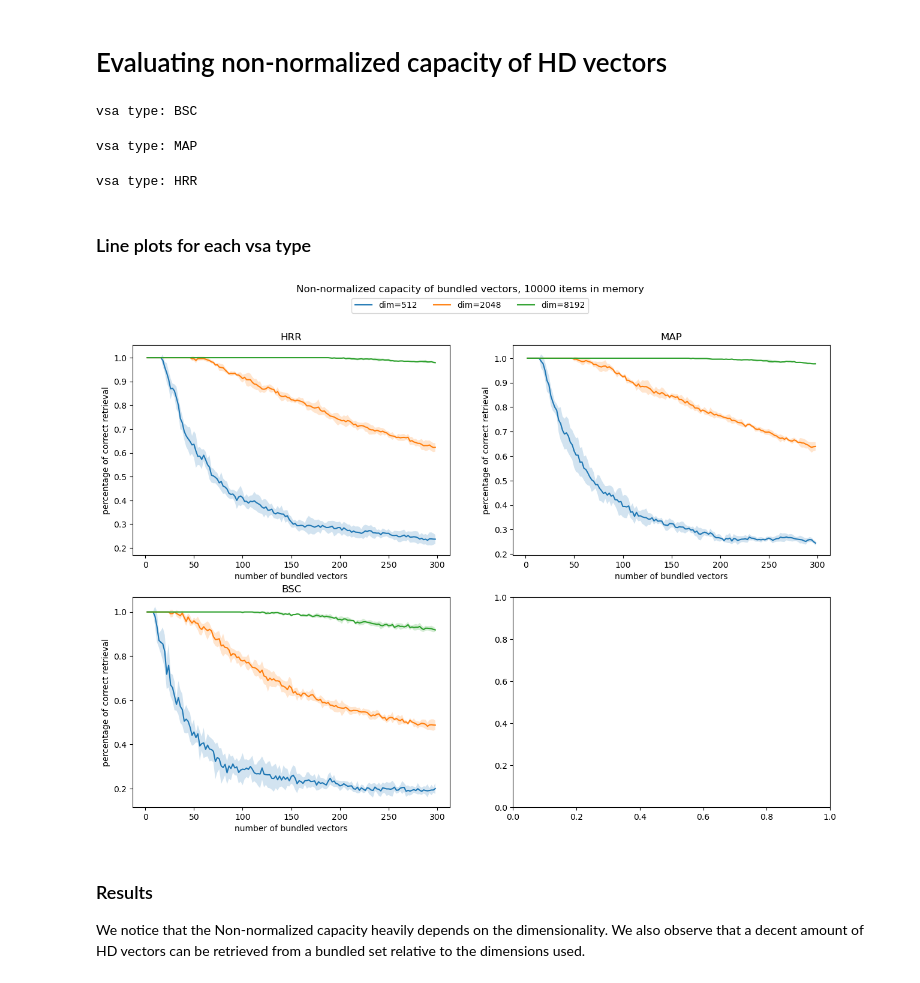
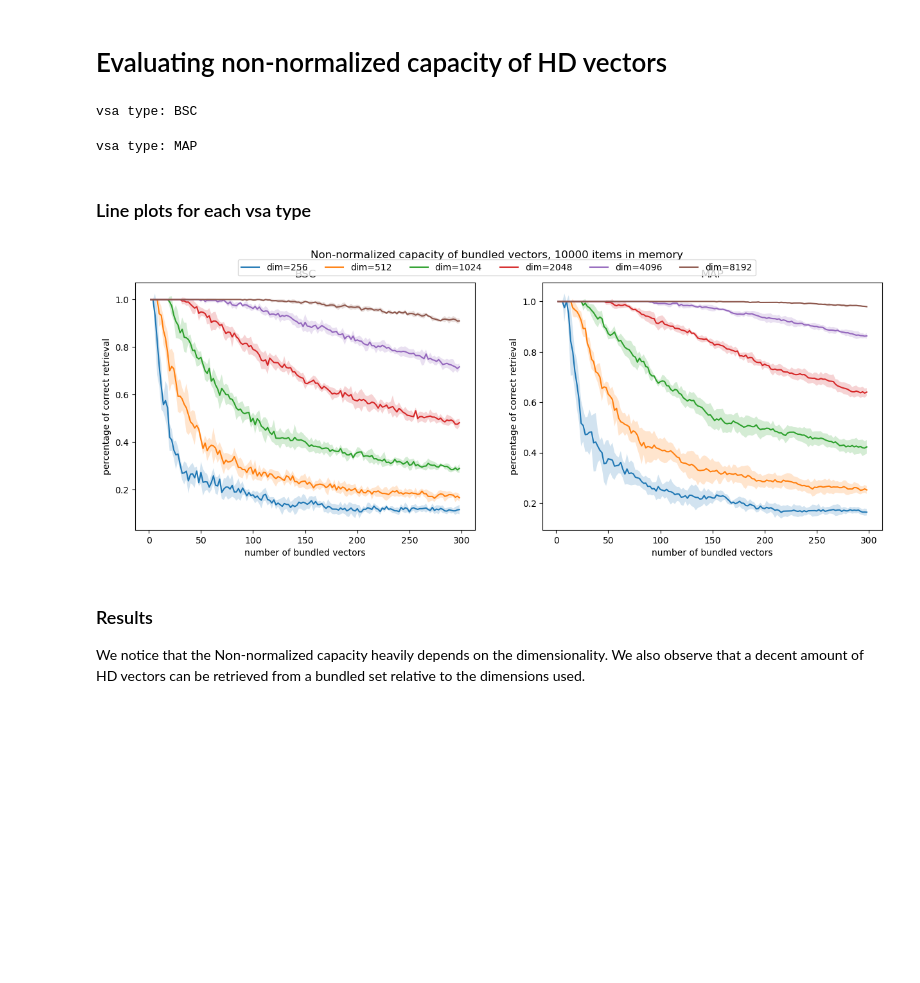
Before and after one commit to SennR-1952135/Masterthesis-VSAs, a Jupyter notebook: code/src/capacity_exp/non_norm_bundle_capacity_vsa_types.ipynb, the cells around one changed output. Saved outputs shown, nothing was run; the diff lists cells and outputs as text; code cells hidden in the pictures; blank space fills up the shorter version.

```diff
--- a/code/src/capacity_exp/non_norm_bundle_capacity_vsa_types.ipynb
+++ b/code/src/capacity_exp/non_norm_bundle_capacity_vsa_types.ipynb
@@ -15,7 +15,7 @@ sys.path.append('../')
 from shared_code.helpers import similarity_func_partial, prob_corr
 # %%
 VSA_TYPES = ['FHRR', 'BSC', 'MAP', 'HRR']
-VSA_TYPES = ['BSC', 'MAP', 'HRR'] # FHRR bundling is extremely slow compared to the others
+VSA_TYPES = ['BSC', 'MAP']#, 'HRR'] # FHRR bundling is extremely slow compared to the others
 DIMENSIONS = [2**i for i in range(8, 14)]
 # DIMENSIONS = [2**i for i in range(8, 12)]
 # BUNDLE_SIZES = list(range(2, 10, 1))
@@ -96,36 +96,40 @@ acc_std = torch.std(acc_tensor, dim=3)
 # %% [output]
 vsa type: BSC
 vsa type: MAP
-vsa type: HRR
 # %% [markdown]
 ### Line plots for each vsa type
 # %%
 MAX_BUNDLE_SIZE_IDX = len(BUNDLE_SIZES)
 
-fig, ax = plt.subplots(nrows=(len(VSA_TYPES)+1)//2, ncols=2, figsize=(15, 5 * ((len(VSA_TYPES)+1)//2)))
+fig, ax = plt.subplots(nrows=math.ceil(len(VSA_TYPES)/2), ncols=2, figsize=(15, 5 * ((len(VSA_TYPES))//2)))
+if len(VSA_TYPES) <= 2:
+    # if there is only one row, ax is a 1D array, so we need to reshape it to 2D for the loop to work
+    ax = ax.reshape(1, -1)
+
 fig.suptitle(f'Non-normalized capacity of bundled vectors, {item_memory_size} items in memory')
+# upper margin looks too small, so we make it larger
 
 for vsa_type_idx in range(len(VSA_TYPES)):
     vsa_type = VSA_TYPES[vsa_type_idx]
-    row = (vsa_type_idx+1) // 2 - 1
+    row = vsa_type_idx // 2
     col = vsa_type_idx % 2
     for dim_idx in range(len(DIMENSIONS)):
         ax[row, col].plot(BUNDLE_SIZES[:MAX_BUNDLE_SIZE_IDX], prob_correct_mean[dim_idx, :MAX_BUNDLE_SIZE_IDX, vsa_type_idx], label=f'dim={DIMENSIONS[dim_idx]}')
         # ax[row, col].plot(BUNDLE_SIZES[:MAX_BUNDLE_SIZE_IDX], acc_mean[dim_idx, :MAX_BUNDLE_SIZE_IDX, vsa_type_idx], label=f'dim={DIMENSIONS[dim_idx]}')
         # ax[row, col].plot(BUNDLE_SIZES[:MAX_BUNDLE_SIZE_IDX], theoretical_prob_correct[dim_idx, :MAX_BUNDLE_SIZE_IDX, vsa_type_idx], label=f'theoretical for dim={DIMENSIONS[dim_idx]}', linestyle='--', color=f'C{dim_idx}')
         ax[row, col].fill_between(BUNDLE_SIZES[:MAX_BUNDLE_SIZE_IDX], prob_correct_mean[dim_idx, :MAX_BUNDLE_SIZE_IDX, vsa_type_idx] - prob_correct_std[dim_idx, :MAX_BUNDLE_SIZE_IDX, vsa_type_idx], prob_correct_mean[dim_idx, :MAX_BUNDLE_SIZE_IDX, vsa_type_idx] + prob_correct_std[dim_idx, :MAX_BUNDLE_SIZE_IDX, vsa_type_idx], alpha=0.2)
         # ax[row, col].fill_between(BUNDLE_SIZES[:MAX_BUNDLE_SIZE_IDX], acc_mean[dim_idx, :MAX_BUNDLE_SIZE_IDX, vsa_type_idx] - acc_std[dim_idx, :MAX_BUNDLE_SIZE_IDX, vsa_type_idx], acc_mean[dim_idx, :MAX_BUNDLE_SIZE_IDX, vsa_type_idx] + acc_std[dim_idx, :MAX_BUNDLE_SIZE_IDX, vsa_type_idx], alpha=0.2)
     ax[row, col].set_title(vsa_type)
     ax[row, col].set_xlabel('number of bundled vectors')
     ax[row, col].set_ylabel('percentage of correct retrieval')
 # Create a single legend for the top plot
 handles, labels = ax[0, 0].get_legend_handles_labels()
 fig.legend(handles, labels, ncol=len(DIMENSIONS), loc='upper center', bbox_to_anchor=(0.5, .965))
 
 plt.show()
 # fig.legend(handles=ax[0, 0].get_lines(), labels=[f'dim={dim}' for dim in DIMENSIONS], ncol=len(DIMENSIONS), loc='upper center', bbox_to_anchor=(0.5, .95))
 # %% [output]
-[figure, old version]
+[figure, new version]
 # %%
 # MAX_BUNDLE_SIZE_IDX = len(BUNDLE_SIZES)
 
```
Also changed, not shown: parts of 3 cells of this notebook, 1 other file.
